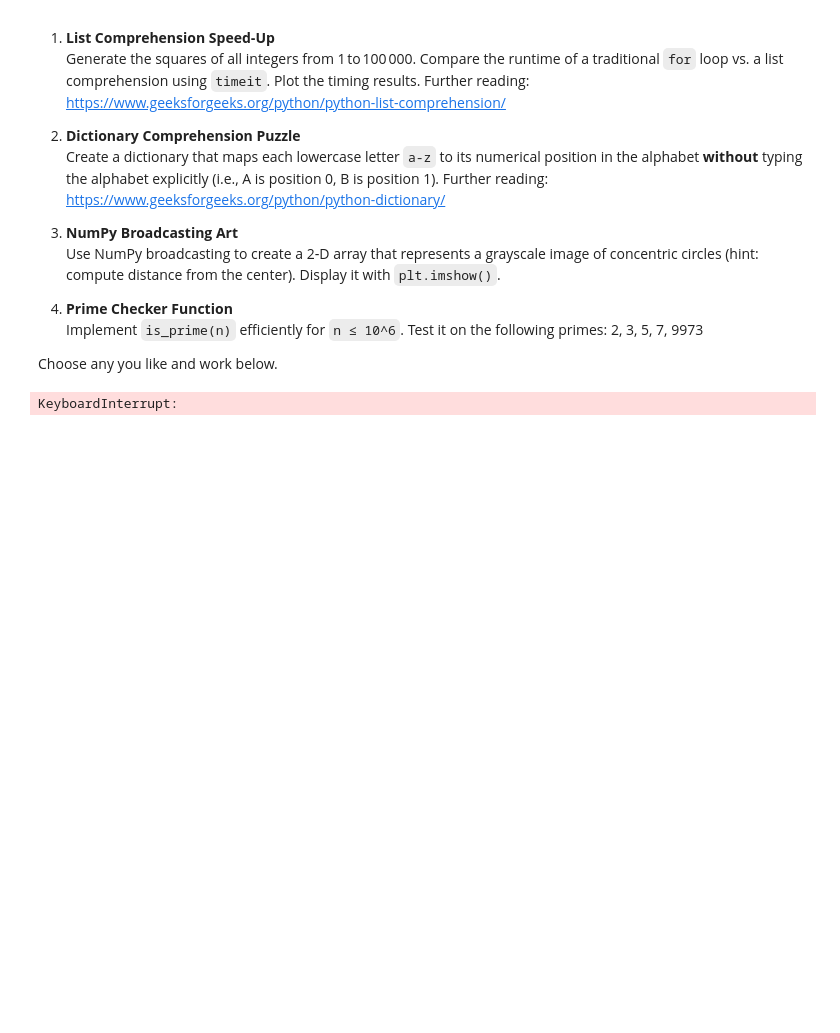
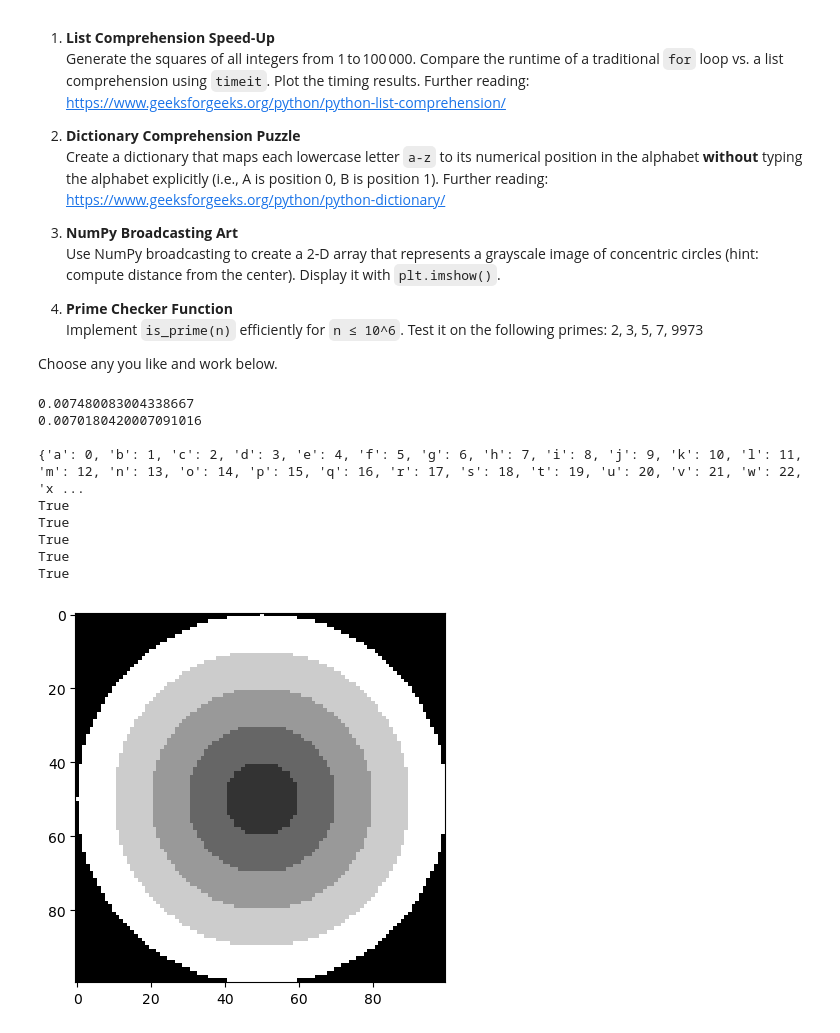
Before and after one commit to evanisgreat/burise, a Jupyter notebook: Evan_Yip_Day_1_student.ipynb, the cells around one changed output. Cells and saved outputs as stored; diff of their text form; code cells hidden in the pictures; blank space fills up the shorter version.

```diff
--- a/Evan_Yip_Day_1_student.ipynb
+++ b/Evan_Yip_Day_1_student.ipynb
@@ -232,15 +232,76 @@ Choose any you like and work below.
 # %%
 # Start your advanced solutions here
 import timeit
+import math
+import numpy as np
+import matplotlib.pyplot as plt
 
+##1
 def for_loop_example():
   num_list = []
   for num in range(1, 100001, 1):
     num_list.append(num*num)
 
 
-print(timeit.timeit('a=[num*num for num in range(1, 100001, 1)]'))
+print(timeit.timeit('a=[num*num for num in range(1, 100001, 1)]', number=1))
 
-print(timeit.timeit(for_loop_example))
+print(timeit.timeit(for_loop_example, number=1), end='\n\n')
+
+##2
+alphabet_dict = {}
+for i in range(26):
+  alphabet_dict[chr(i+97)] = i
+
+print(alphabet_dict, end='\n')
+
+
+##3
+row = 100
+col = 100
+
+color_distribution = np.zeros((row, col))
+
+center_x = col//2
+center_y = row//2
+
+radii = [10, 20, 30, 40, 50]
+
+x, y = np.ogrid[:row, :col]
+
+distance_from_center = np.sqrt((x-center_x)**2 + (y-center_y)**2)
+
+value = 1
+prev_r = 0
+for r in radii:
+  mask = (distance_from_center >= prev_r) & (distance_from_center <= r)
+  color_distribution[mask] = value
+  value += 1
+  prev_r = r
+
+plt.imshow(color_distribution, cmap='gray')
+
+##4
+def is_prime(n):
+  limit = int(math.sqrt(n))
+
+  for f in range(2, limit+1):
+    if n % f == 0:
+      return False
+
+  return True
+
+numbers_to_test = [2, 3, 5, 7, 9973]
+
+for num in numbers_to_test:
+  print(is_prime(num))
 # %% [output]
-KeyboardInterrupt:
+0.007480083004338667
+0.0070180420007091016
+
+{'a': 0, 'b': 1, 'c': 2, 'd': 3, 'e': 4, 'f': 5, 'g': 6, 'h': 7, 'i': 8, 'j': 9, 'k': 10, 'l': 11, 'm': 12, 'n': 13, 'o': 14, 'p': 15, 'q': 16, 'r': 17, 's': 18, 't': 19, 'u': 20, 'v': 21, 'w': 22, 'x ...
+True
+True
+True
+True
+True
+[figure, added]
```
Also changed, not shown: parts of 1 cell of this notebook, 2 other files.
